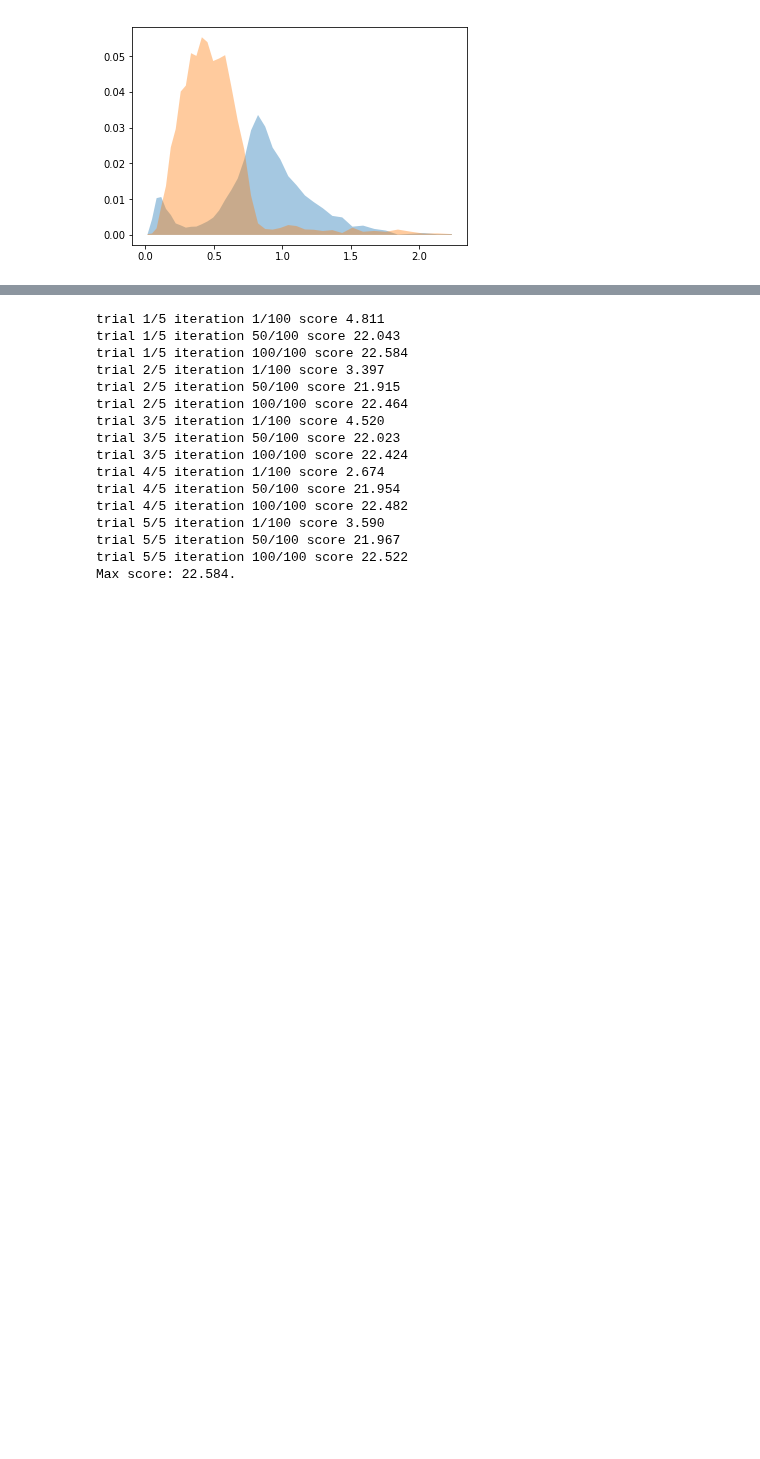
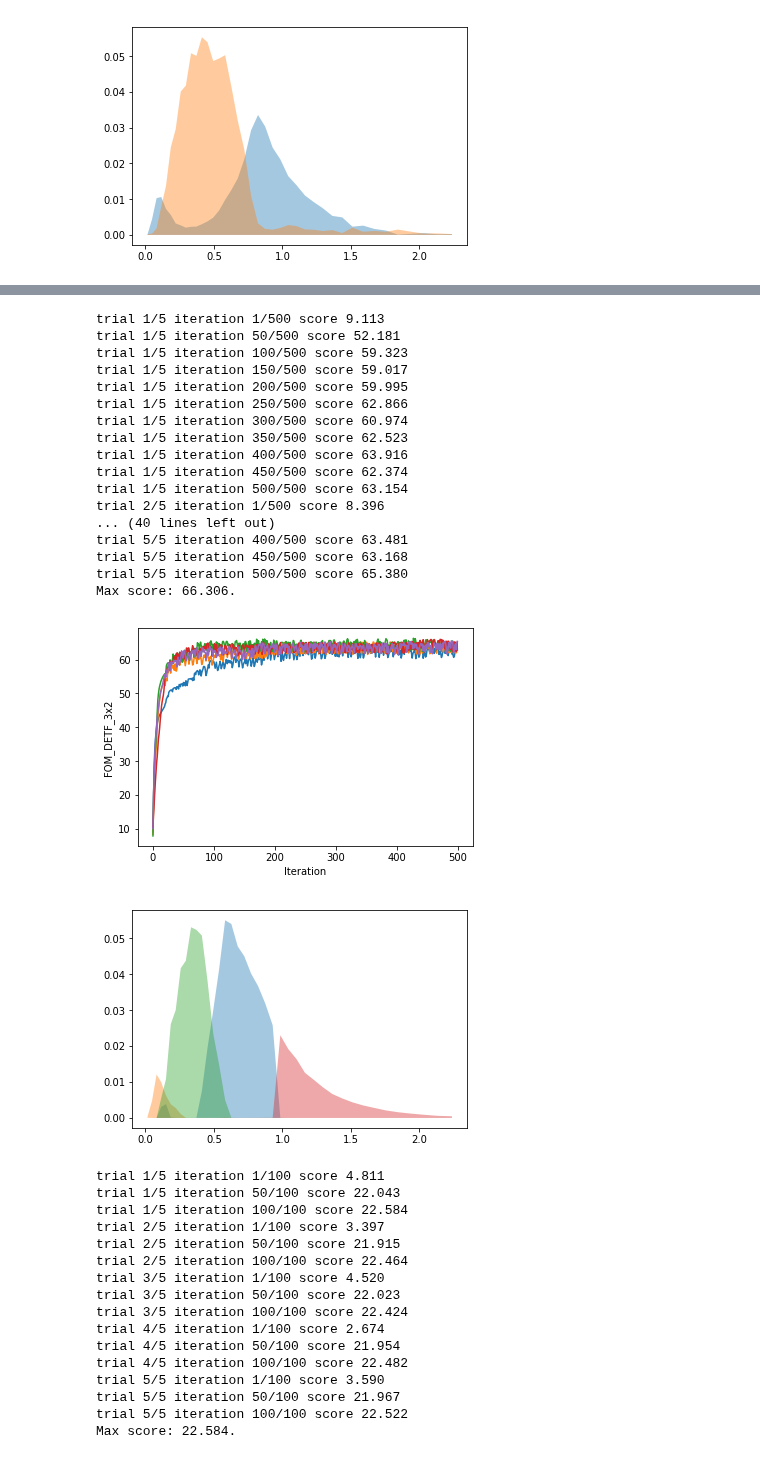
Before and after one commit to dkirkby/zotbin, a Jupyter notebook: Refine.ipynb, the cells around one changed output, grey strips where cells are left out. Drawn from its saved outputs; the diff is of its cells as text; code cells hidden in the pictures; blank space fills up the shorter version.

```diff
--- a/Refine.ipynb
+++ b/Refine.ipynb
@@ -143,3 +154,25 @@ optimize_truez(dndz_buz, 2, 5, 500, eta=1.0, gamma=+0.1);
+# %%
+wbest, max_score, scores = optimize_truez(dndz_buz, 4, 5, 500)
+# %% [output]
+trial 1/5 iteration 1/500 score 9.113
+trial 1/5 iteration 50/500 score 52.181
+trial 1/5 iteration 100/500 score 59.323
+trial 1/5 iteration 150/500 score 59.017
+trial 1/5 iteration 200/500 score 59.995
+trial 1/5 iteration 250/500 score 62.866
+trial 1/5 iteration 300/500 score 60.974
+trial 1/5 iteration 350/500 score 62.523
+trial 1/5 iteration 400/500 score 63.916
+trial 1/5 iteration 450/500 score 62.374
+trial 1/5 iteration 500/500 score 63.154
+trial 2/5 iteration 1/500 score 8.396
+... (40 lines left out)
+trial 5/5 iteration 400/500 score 63.481
+trial 5/5 iteration 450/500 score 63.168
+trial 5/5 iteration 500/500 score 65.380
+Max score: 66.306.
+[figure, added]
+[figure, added]
 # %%
 optimize_truez(dndz_buz, 2, 5, 100, gamma=-0.1);
 # %% [output]
```
Also changed, not shown: parts of 6 cells of this notebook.
